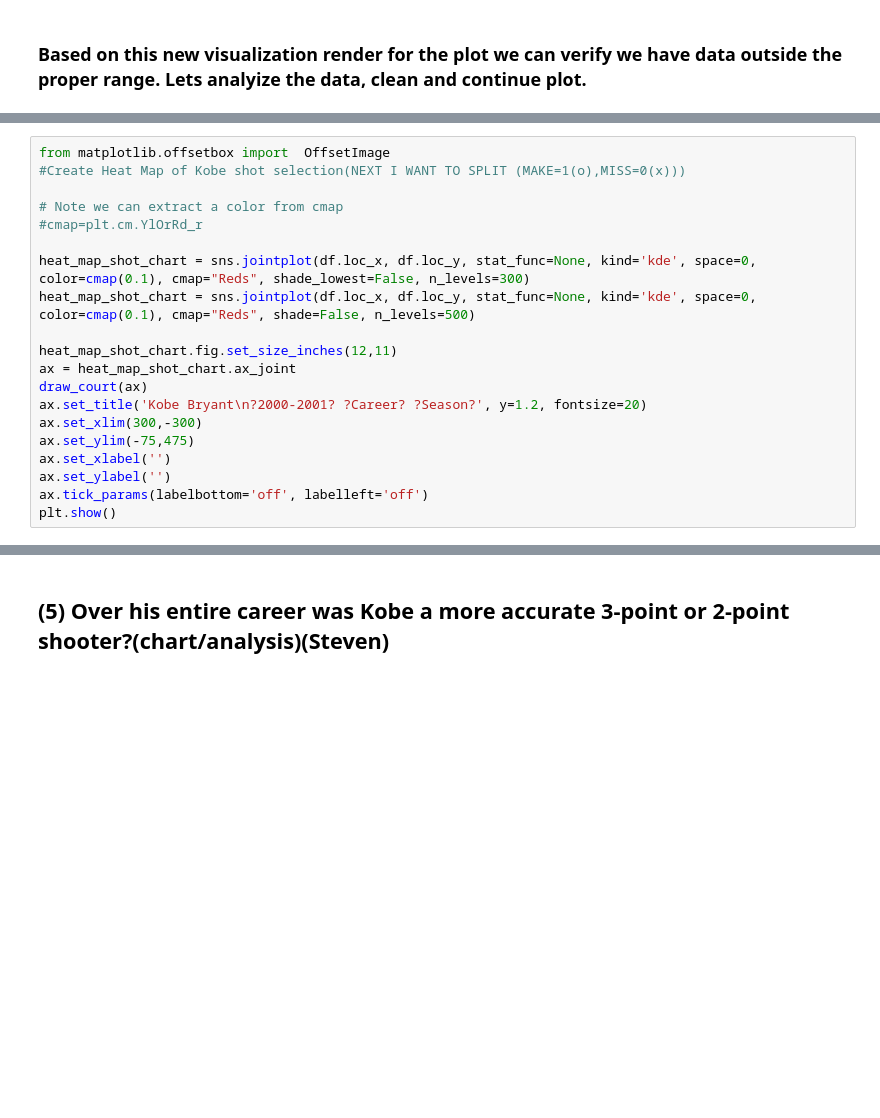
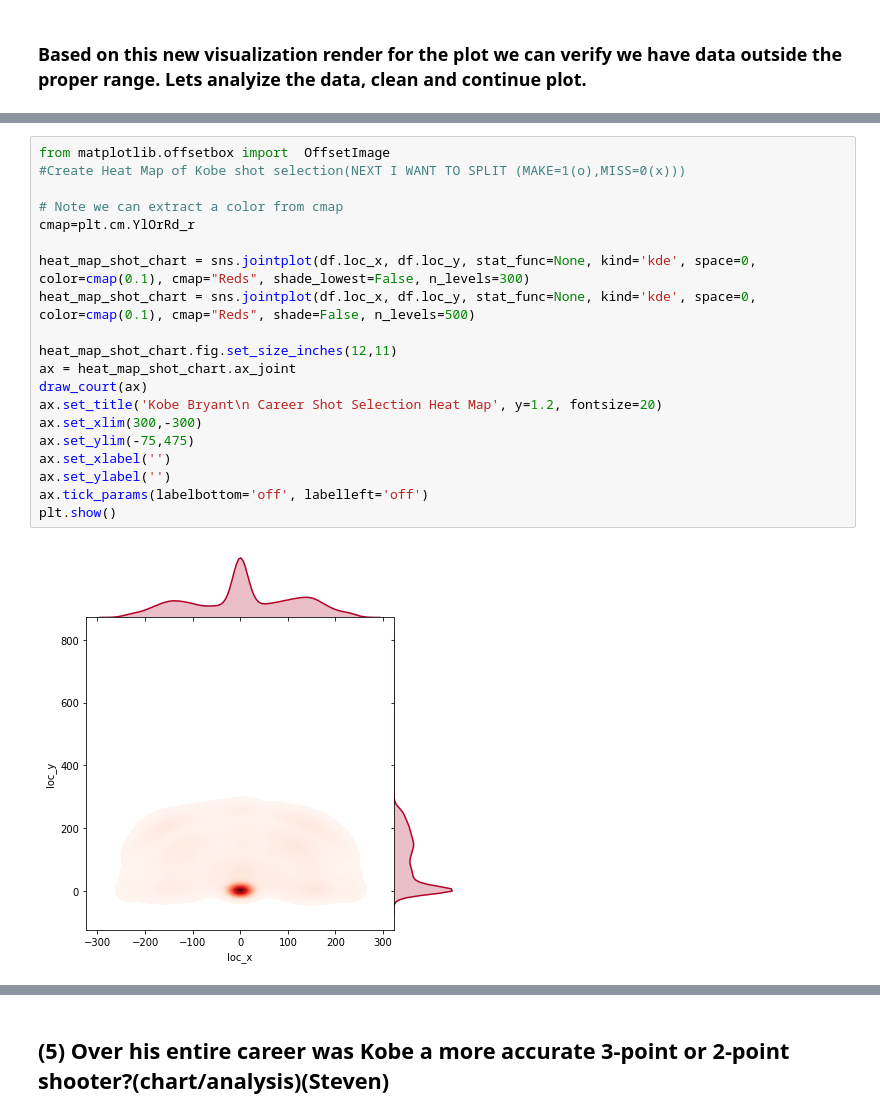
Before and after one commit to lubo4991/INFO-4604-Machine-Learning-Group-Project, a Jupyter notebook: FINAL ML Project Notebook.ipynb, the cells around one changed output, grey strips where cells are left out. Cells and saved outputs as stored; diff of their text form; blank space fills up the shorter version.

```diff
--- a/FINAL ML Project Notebook.ipynb
+++ b/FINAL ML Project Notebook.ipynb
@@ -746,20 +732,22 @@ plt.show()
 # %%
 from matplotlib.offsetbox import  OffsetImage
 #Create Heat Map of Kobe shot selection(NEXT I WANT TO SPLIT (MAKE=1(o),MISS=0(x)))
 
 # Note we can extract a color from cmap
-#cmap=plt.cm.YlOrRd_r
+cmap=plt.cm.YlOrRd_r
 
 heat_map_shot_chart = sns.jointplot(df.loc_x, df.loc_y, stat_func=None, kind='kde', space=0, color=cmap(0.1), cmap="Reds", shade_lowest=False, n_levels=300)
 heat_map_shot_chart = sns.jointplot(df.loc_x, df.loc_y, stat_func=None, kind='kde', space=0, color=cmap(0.1), cmap="Reds", shade=False, n_levels=500)
 
 heat_map_shot_chart.fig.set_size_inches(12,11)
 ax = heat_map_shot_chart.ax_joint
 draw_court(ax)
-ax.set_title('Kobe Bryant\n?2000-2001? ?Career? ?Season?', y=1.2, fontsize=20)
+ax.set_title('Kobe Bryant\n Career Shot Selection Heat Map', y=1.2, fontsize=20)
 ax.set_xlim(300,-300)
 ax.set_ylim(-75,475)
 ax.set_xlabel('')
 ax.set_ylabel('')
 ax.tick_params(labelbottom='off', labelleft='off')
 plt.show()
+# %% [output]
+[figure, added]
```
Also changed, not shown: parts of 42 cells of this notebook, 2 other files.
